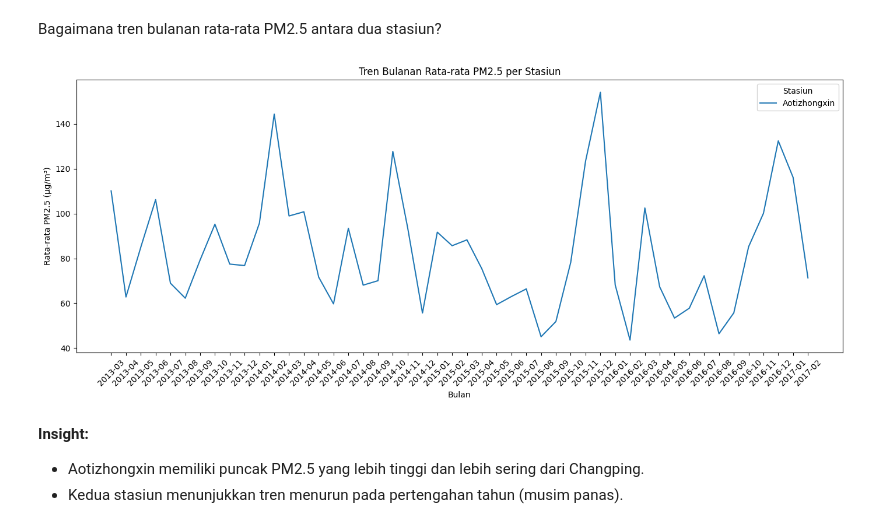
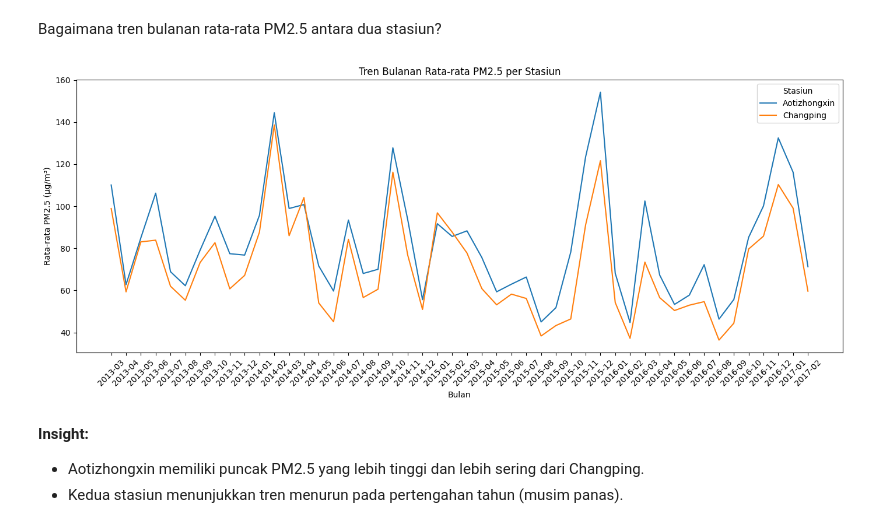
Before and after one commit to dapoarr/Tugas-Analisis-data, a Jupyter notebook: notebook.ipynb, the cells around one changed output. Saved outputs shown, nothing was run; the diff lists cells and outputs as text; code cells hidden in the pictures.

```diff
--- a/notebook.ipynb
+++ b/notebook.ipynb
@@ -51,7 +46,7 @@ DeltaGenerator()
 # %%
 df1 = pd.read_csv("dataset/data_1.csv")
 df2 = pd.read_csv("dataset/data_2.csv")
-df = pd.concat([df1, df2], ignore_index=True)
+df_clean= pd.concat([df1, df2], ignore_index=True)
 # %%
 df.info()
 # %% [output]
@@ -204,21 +199,29 @@ plt.show()
 ### Pertanyaan 1:
 # %% [markdown]
 Bagaimana tren bulanan rata-rata PM2.5 antara dua stasiun?
+# %%
+# pastikan kolom 'datetime' sudah ada
+df_clean = df_clean.copy()
+df_clean['datetime'] = pd.to_datetime(df_clean[['year', 'month', 'day', 'hour']])
+# %%
+# kolom 'month_str'
+df_clean = df_clean.copy()
+df_clean['month_str'] = df_clean['datetime'].dt.to_period('M').astype(str)
 # %%
-df_clean['month_str'] = df_clean['datetime'].dt.to_period('M').astype(str)
+# Groupby dan visualisasi
 monthly_pm = df_clean.groupby(['month_str', 'station'])['PM2.5'].mean().reset_index()
 
 plt.figure(figsize=(14, 6))
-sns.lineplot(data=monthly_pm, x=monthly_pm['month_str'].astype(str), y='PM2.5', hue='station')
+sns.lineplot(data=monthly_pm, x='month_str', y='PM2.5', hue='station')
 plt.title('Tren Bulanan Rata-rata PM2.5 per Stasiun')
 plt.ylabel('Rata-rata PM2.5 (µg/m³)')
 plt.xlabel('Bulan')
 plt.xticks(rotation=45)
 plt.legend(title='Stasiun')
 plt.tight_layout()
 plt.show()
 # %% [output]
-[figure, old version]
+[figure, new version]
 # %% [markdown]
 **Insight:**
 - Aotizhongxin memiliki puncak PM2.5 yang lebih tinggi dan lebih sering dari Changping.
```
Also changed, not shown: parts of 10 cells of this notebook, 2 other files.
